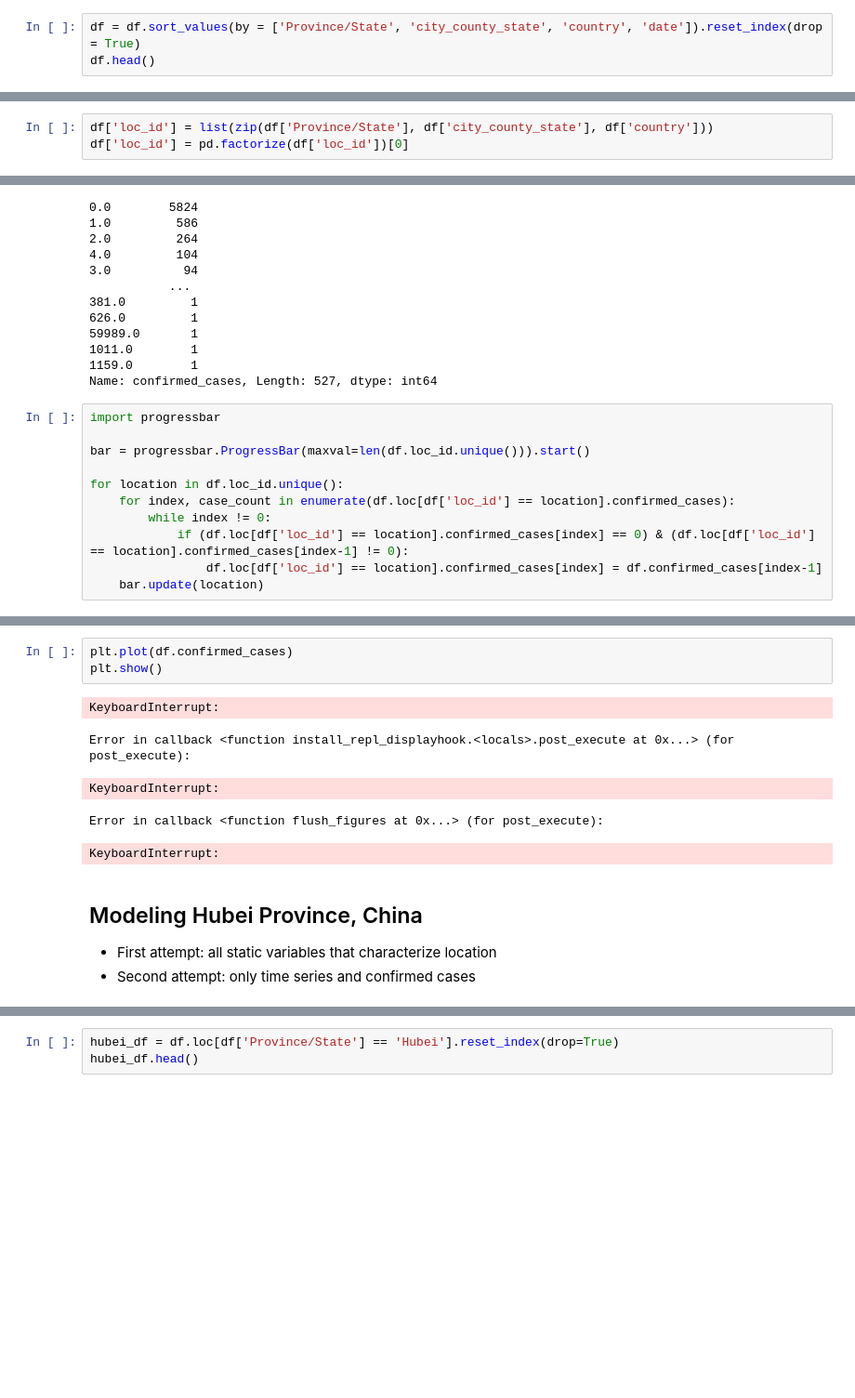
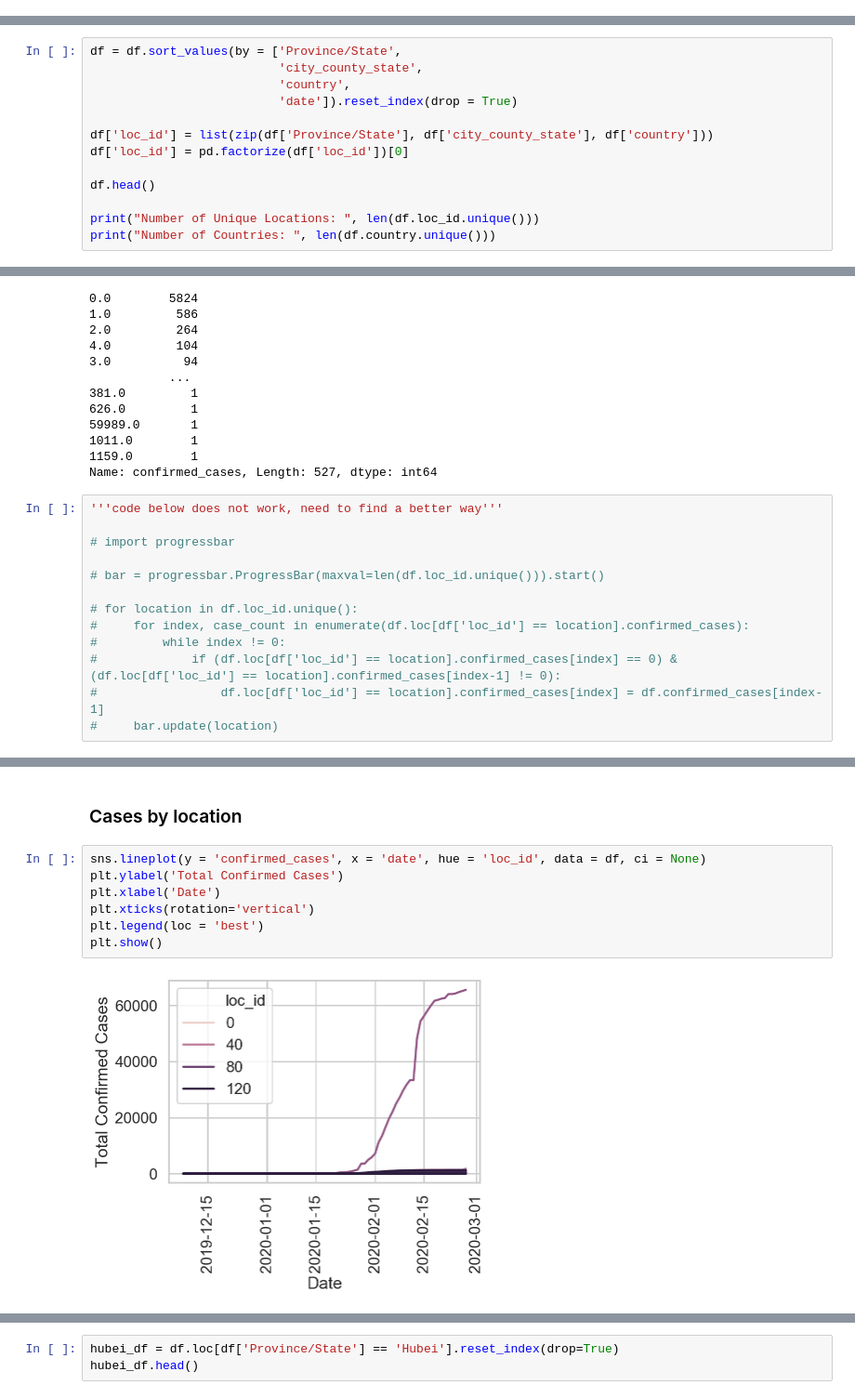
Before and after one commit to gksidhu/Capstone, a Jupyter notebook: LSTM Models.ipynb, the cells around one changed output, grey strips where cells are left out. Shown at 93% size. Saved outputs shown, nothing was run; the diff lists cells and outputs as text; blank space fills up the shorter version.

Commit message:
explored various LSTM time series

```diff
--- a/LSTM Models.ipynb
+++ b/LSTM Models.ipynb
@@ -67,3 +74,0 @@ Sorting the entire dataset by three location variables (a unique combination) to
-# %%
-df = df.sort_values(by = ['Province/State', 'city_county_state', 'country', 'date']).reset_index(drop = True)
-df.head()
@@ -79,3 +75,13 @@ Create location ids in lieu of the unique 3-column combination. This allows us t
 # %%
+df = df.sort_values(by = ['Province/State',
+                          'city_county_state',
+                          'country',
+                          'date']).reset_index(drop = True)
+
 df['loc_id'] = list(zip(df['Province/State'], df['city_county_state'], df['country']))
 df['loc_id'] = pd.factorize(df['loc_id'])[0]
+
+df.head()
+
+print("Number of Unique Locations: ", len(df.loc_id.unique()))
+print("Number of Countries: ", len(df.country.unique()))
@@ -97,14 +123,16 @@ df.confirmed_cases.value_counts()
 1159.0        1
 Name: confirmed_cases, Length: 527, dtype: int64
 # %%
-import progressbar
+'''code below does not work, need to find a better way'''
 
-bar = progressbar.ProgressBar(maxval=len(df.loc_id.unique())).start()
+# import progressbar
 
-for location in df.loc_id.unique():
-    for index, case_count in enumerate(df.loc[df['loc_id'] == location].confirmed_cases):
-        while index != 0:
-            if (df.loc[df['loc_id'] == location].confirmed_cases[index] == 0) & (df.loc[df['loc_id'] == location].confirmed_cases[index-1] != 0):
-                df.loc[df['loc_id'] == location].confirmed_cases[index] = df.confirmed_cases[index-1]
-    bar.update(location)
+# bar = progressbar.ProgressBar(maxval=len(df.loc_id.unique())).start()
+
+# for location in df.loc_id.unique():
+#     for index, case_count in enumerate(df.loc[df['loc_id'] == location].confirmed_cases):
+#         while index != 0:
+#             if (df.loc[df['loc_id'] == location].confirmed_cases[index] == 0) & (df.loc[df['loc_id'] == location].confirmed_cases[index-1] != 0):
+#                 df.loc[df['loc_id'] == location].confirmed_cases[index] = df.confirmed_cases[index-1]
+#     bar.update(location)
 # %% [output]
@@ -121,14 +238,11 @@ df.date = df.date.map(dic)
-# %%
-plt.plot(df.confirmed_cases)
-plt.show()
-# %% [output]
-KeyboardInterrupt:
-Error in callback <function install_repl_displayhook.<locals>.post_execute at 0x...> (for post_execute):
-KeyboardInterrupt:
-Error in callback <function flush_figures at 0x...> (for post_execute):
-KeyboardInterrupt:
-# %% [markdown]
-## Modeling Hubei Province, China
-
-- First attempt: all static variables that characterize location
-- Second attempt: only time series and confirmed cases
+# %% [markdown]
+### Cases by location
+# %%
+sns.lineplot(y = 'confirmed_cases', x = 'date', hue = 'loc_id', data = df, ci = None)
+plt.ylabel('Total Confirmed Cases')
+plt.xlabel('Date')
+plt.xticks(rotation='vertical')
+plt.legend(loc = 'best')
+plt.show()
+# %% [output]
+[figure, added]
```
Also changed, not shown: parts of 149 cells of this notebook, 1 other file.
